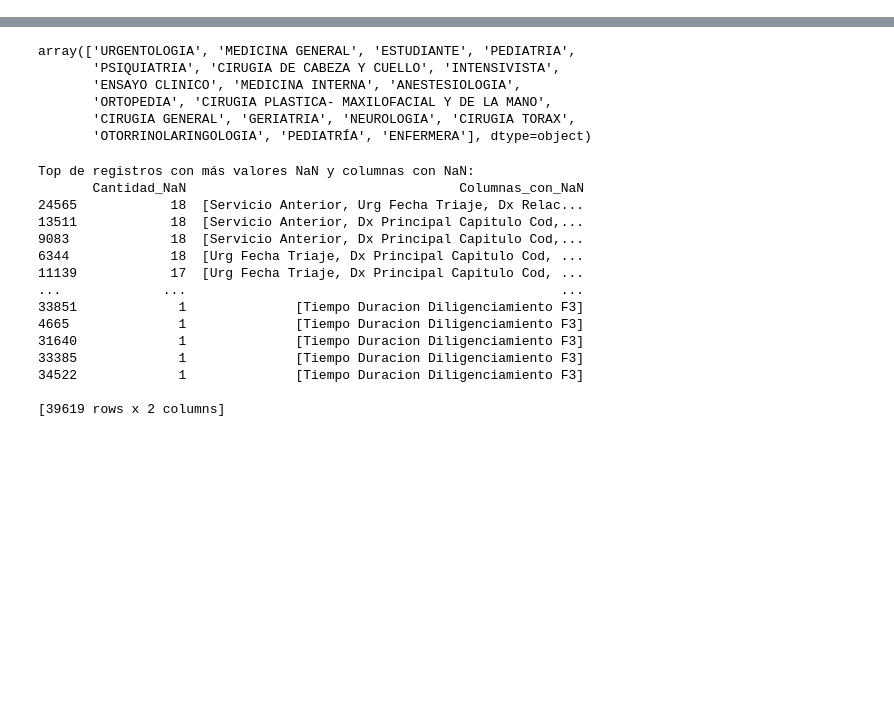
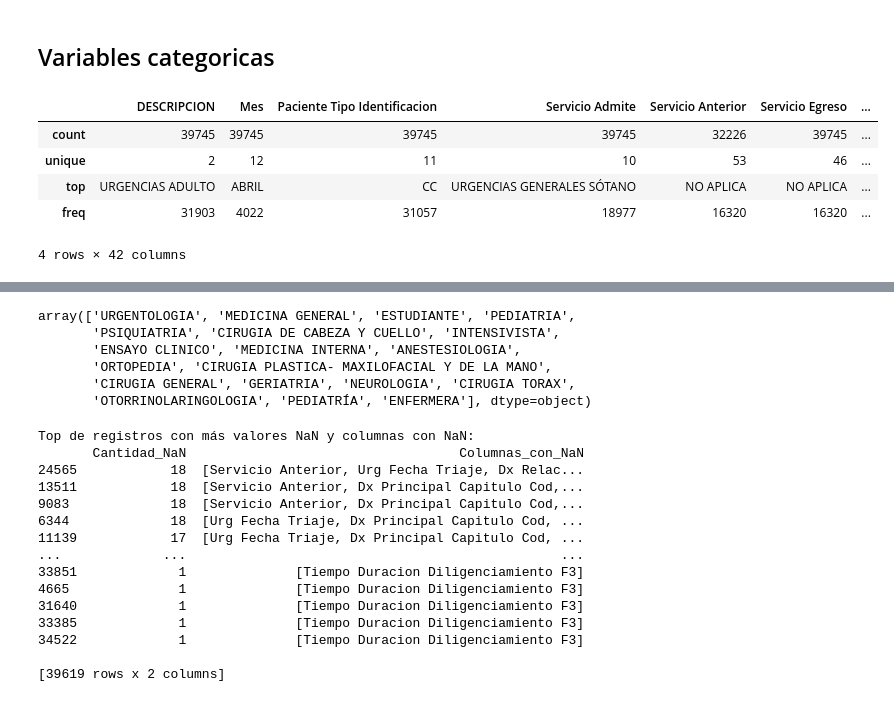
Before and after one commit to santiagogonzalezc/Final_project_ML, a Jupyter notebook: EDA.ipynb, the cells around one changed output, grey strips where cells are left out. Drawn from its saved outputs; the diff is of its cells as text; code cells hidden in the pictures; blank space fills up the shorter version.

```diff
--- a/EDA.ipynb
+++ b/EDA.ipynb
@@ -124,0 +55,11 @@ array(['FEMENINO', 'MASCULINO'], dtype=object)
+# %% [markdown]
+## Variables categoricas
+# %%
+data.describe(include=[object,bool])
+# %% [output]
+|  | DESCRIPCION | Mes | Paciente Tipo Identificacion | Servicio Admite | Servicio Anterior | Servicio Egreso | ... |
+| count | 39745 | 39745 | 39745 | 39745 | 32226 | 39745 | ... |
+| unique | 2 | 12 | 11 | 10 | 53 | 46 | ... |
+| top | URGENCIAS ADULTO | ABRIL | CC | URGENCIAS GENERALES SÓTANO | NO APLICA | NO APLICA | ... |
+| freq | 31903 | 4022 | 31057 | 18977 | 16320 | 16320 | ... |
+4 rows × 42 columns
```
Also changed, not shown: parts of 21 cells of this notebook.
